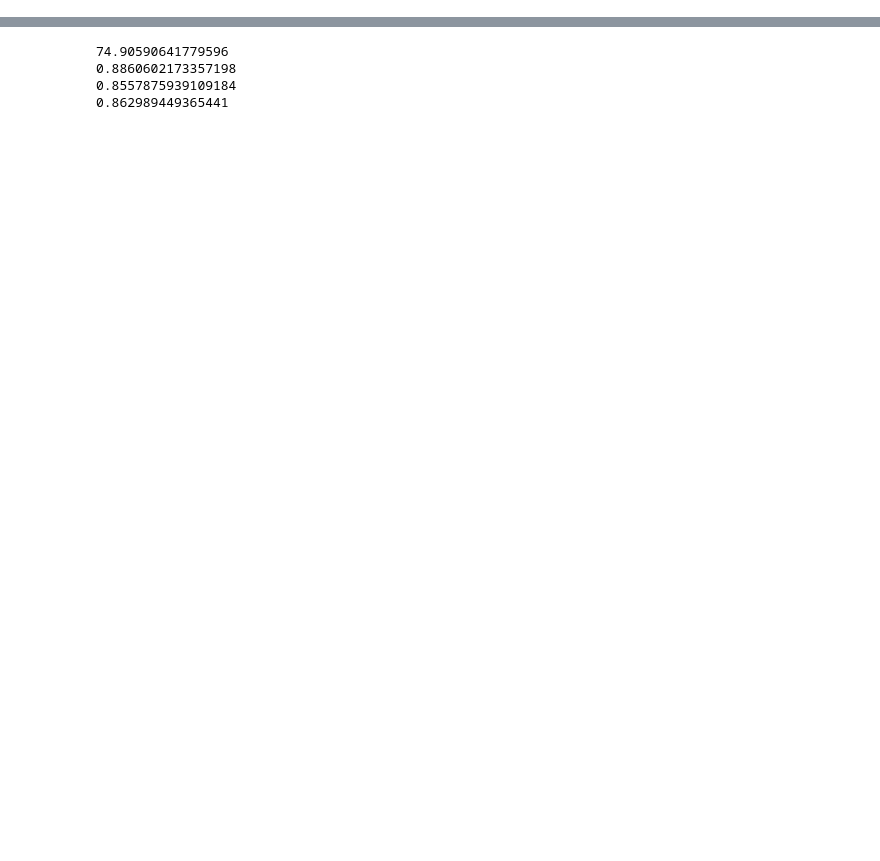
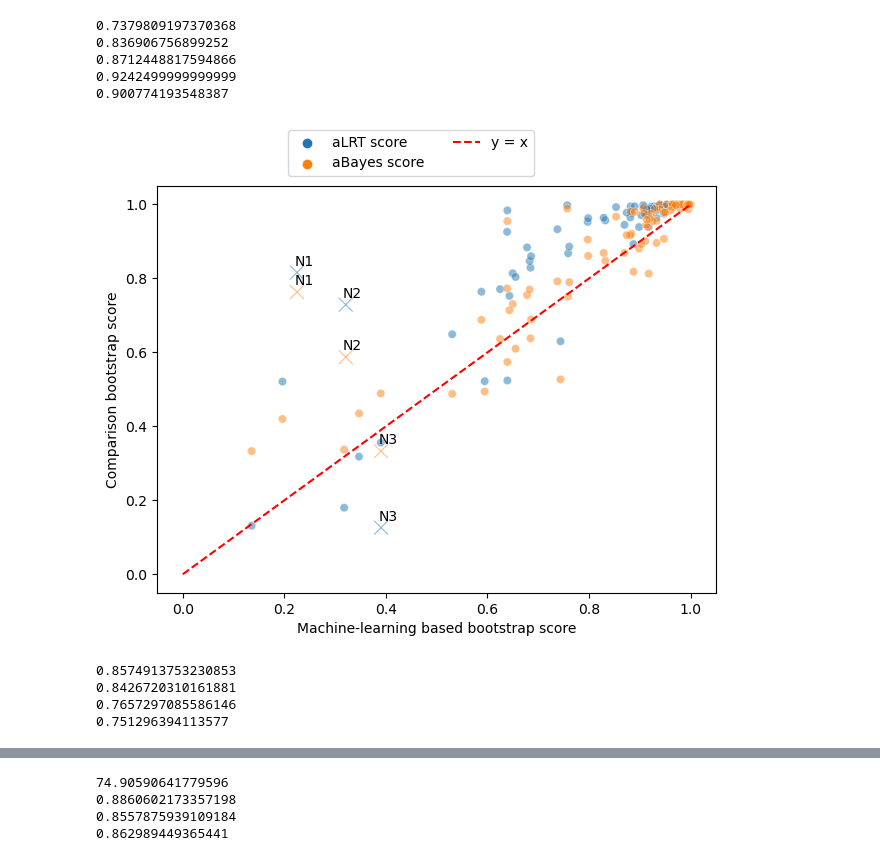
Before and after one commit to noaeker/bootstrap_repo, a Jupyter notebook: python notebooks/real_data_analysis.ipynb, the cells around one changed output, grey strips where cells are left out. Saved outputs shown, nothing was run; the diff lists cells and outputs as text; code cells hidden in the pictures; blank space fills up the shorter version.

```diff
--- a/python notebooks/real_data_analysis.ipynb
+++ b/python notebooks/real_data_analysis.ipynb
@@ -22 +105,79 @@ iqtree_real_data = iqtree_real_data.merge(summary, left_on = "study_name", right
+# %%
+rpl16b = iqtree_real_data_doro.loc[iqtree_real_data_doro.study_name=='rpl16b']
+#rpl16b_data =  pd.melt(rpl16b[['aLRT_iqtree','aBayes_iqtree']+['predicted_bootstrap_score_nni','study_name']], id_vars=['predicted_bootstrap_score_nni', 'study_name'],
+#                         value_vars=['aLRT_iqtree','aBayes_iqtree'],
+#                         var_name='type', value_name='value')
+
+rpl16b_data = pd.melt(rpl16b[['aLRT_iqtree', 'aBayes_iqtree', 'predicted_bootstrap_score_nni', 'study_name', 'node_name']],
+                      id_vars=['predicted_bootstrap_score_nni', 'study_name', 'node_name'],
+                      value_vars=['aLRT_iqtree', 'aBayes_iqtree'],
+                      var_name='type', value_name='value')
+method_mapping = {'aLRT_iqtree':'aLRT score','aBayes_iqtree':'aBayes score'}
+rpl16b_data['type'] = rpl16b_data['type'].map(method_mapping).fillna(rpl16b_data['type'])
+
+rpl16b_data["is_special_node"] = rpl16b_data["node_name"].isin(["N108","N66","N143"])
+node_name_mapping = {'N108': 'N1', 'N66': 'N2', 'N143': 'N3'}
+
+# Apply the mapping to the 'node_name' column
+rpl16b_data['node_name'] = rpl16b_data['node_name'].map(node_name_mapping).fillna(rpl16b_data['node_name'])
+# %%
+print(np.corrcoef(rpl16b["predicted_bootstrap_score_nni"], rpl16b["aLRT_iqtree"] )[0,1]**2)
+print(np.corrcoef(rpl16b["predicted_bootstrap_score_nni"], rpl16b["aBayes_iqtree"] )[0,1]**2)
+print(np.mean(rpl16b["predicted_bootstrap_score_nni"]))
+print(np.mean(rpl16b["aLRT_iqtree"]))
+print(np.mean(rpl16b["aBayes_iqtree"]))
+# %% [output]
+0.7379809197370368
+0.836906756899252
+0.8712448817594866
+0.9242499999999999
+0.900774193548387
+# %%
+import matplotlib.pyplot as plt
+import seaborn as sns
+
+fig, ax = plt.subplots()
+
+# Scatter plot for non-special nodes
+sns.scatterplot(x='predicted_bootstrap_score_nni', y='value', data=rpl16b_data[~rpl16b_data['is_special_node']],
+                hue="type", ax=ax, alpha=0.5)
+
+# Scatter plot for special nodes, with a different marker shape
+sns.scatterplot(x='predicted_bootstrap_score_nni', y='value', data=rpl16b_data[rpl16b_data['is_special_node']],
+                hue="type", ax=ax, alpha=0.5, marker='x', s=100, legend=False)  # Use 'x' marker and increase size
+
+# Annotate special nodes with corresponding values from the 'node_name' column
+special_nodes_data = rpl16b_data[rpl16b_data['is_special_node']]
+for index, row in special_nodes_data.iterrows():
+    ax.annotate(row['node_name'], (row['predicted_bootstrap_score_nni'], row['value']),
+                textcoords="offset points", xytext=(5,5), ha='center')
+
+# Plotting the diagonal line
+ax.plot([0, 1], [0, 1], color='red', linestyle='--', label='y = x')
+
+ax.set_xlim(-0.05, 1.05)
+ax.set_ylim(-0.05, 1.05)
+ax.legend().remove()
+
+# Create legend
+handles, labels = ax.get_legend_handles_labels()
+fig.legend(handles, labels, loc='upper center', bbox_to_anchor=(0.5, 1.1), ncol=2)
+
+ax.set_xlabel('Machine-learning based bootstrap score')
+ax.set_ylabel('Comparison bootstrap score')
+plt.tight_layout()
+plt.savefig(f"/Users/noa/Desktop/Revision_figures/Ecker.165.fig.4.pdf", format="pdf", bbox_inches="tight")
+# %% [output]
+[figure, added]
+# %%
+print(np.mean(iqtree_real_data_doro['aLRT_iqtree']))
+print(np.mean(iqtree_real_data_doro['aBayes_iqtree']))
+#print(np.mean(iqtree_real_data_doro['ultrafast_support']))
+print(np.mean(iqtree_real_data_doro['predicted_bootstrap_score_nni']))
+print(np.mean(iqtree_real_data_doro['predicted_bootstrap_score_no_nni']))
+# %% [output]
+0.8574913753230853
+0.8426720310161881
+0.7657297085586146
+0.751296394113577
 # %%
```
Also changed, not shown: parts of 27 cells of this notebook, 10 other files.
